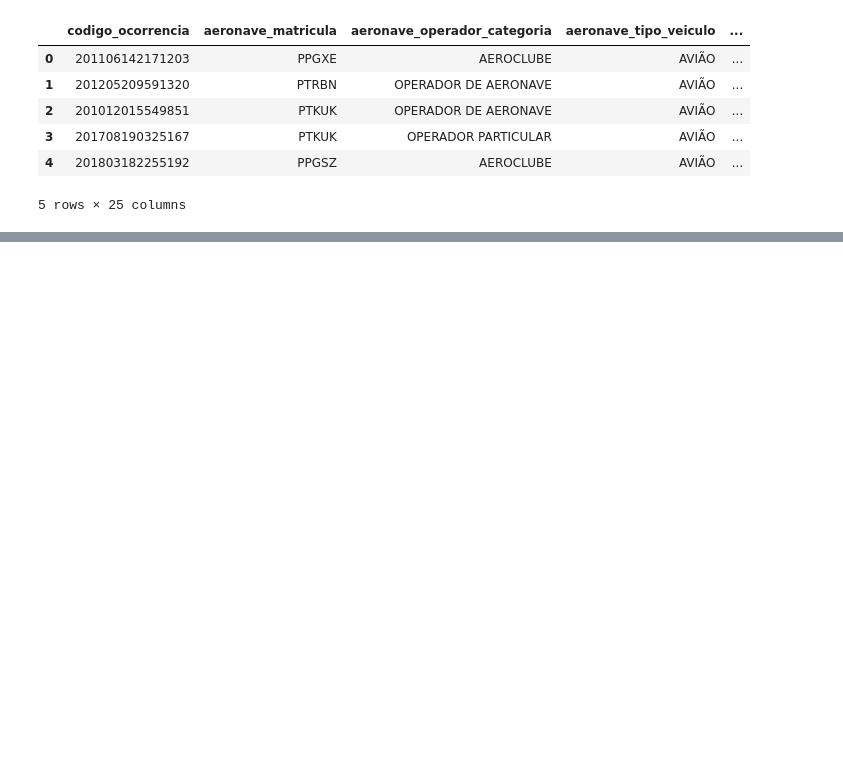
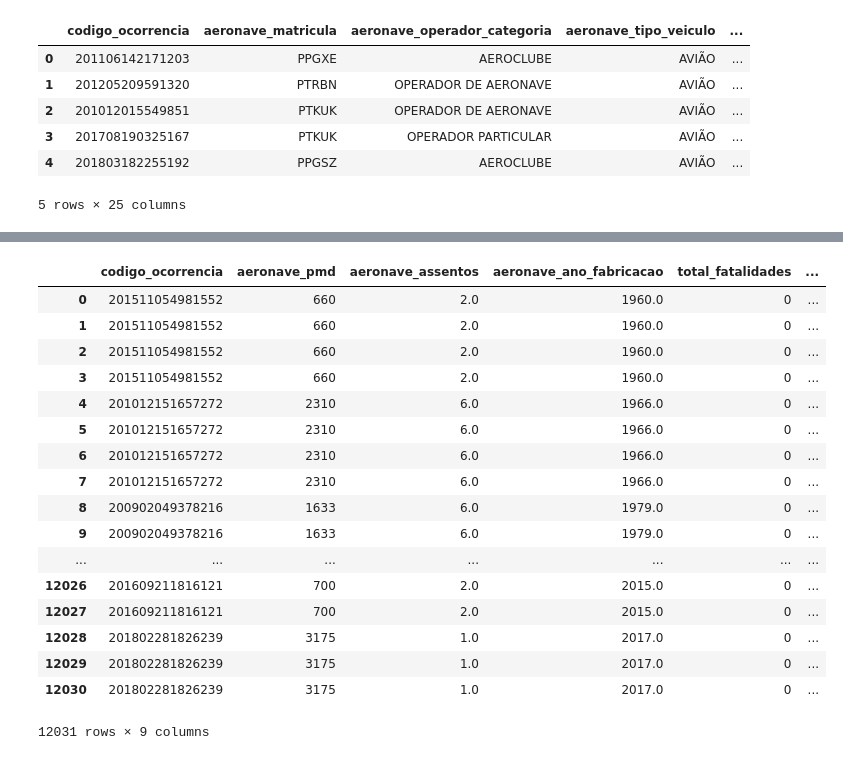
Before and after one commit to paulosjc/cap394, a Jupyter notebook: cap394.ipynb, the cells around one changed output, grey strips where cells are left out. Drawn from its saved outputs; the diff is of its cells as text; code cells hidden in the pictures; blank space fills up the shorter version.

```diff
--- a/cap394.ipynb
+++ b/cap394.ipynb
@@ -53,0 +161,2 @@ ftc.head()
+# %%
+df_num_tmp = ['int16', 'int32', 'int64', 'float16', 'float32', 'float64']
@@ -53,0 +167,23 @@ ftc.head()
+# %%
+df_num = df.select_dtypes(include = df_num_tmp)
+# %%
+df_num
+# %% [output]
+|  | codigo_ocorrencia | aeronave_pmd | aeronave_assentos | aeronave_ano_fabricacao | total_fatalidades | ... |
+| 0 | 201511054981552 | 660 | 2.0 | 1960.0 | 0 | ... |
+| 1 | 201511054981552 | 660 | 2.0 | 1960.0 | 0 | ... |
+| 2 | 201511054981552 | 660 | 2.0 | 1960.0 | 0 | ... |
+| 3 | 201511054981552 | 660 | 2.0 | 1960.0 | 0 | ... |
+| 4 | 201012151657272 | 2310 | 6.0 | 1966.0 | 0 | ... |
+| 5 | 201012151657272 | 2310 | 6.0 | 1966.0 | 0 | ... |
+| 6 | 201012151657272 | 2310 | 6.0 | 1966.0 | 0 | ... |
+| 7 | 201012151657272 | 2310 | 6.0 | 1966.0 | 0 | ... |
+| 8 | 200902049378216 | 1633 | 6.0 | 1979.0 | 0 | ... |
+| 9 | 200902049378216 | 1633 | 6.0 | 1979.0 | 0 | ... |
+| ... | ... | ... | ... | ... | ... | ... |
+| 12026 | 201609211816121 | 700 | 2.0 | 2015.0 | 0 | ... |
+| 12027 | 201609211816121 | 700 | 2.0 | 2015.0 | 0 | ... |
+| 12028 | 201802281826239 | 3175 | 1.0 | 2017.0 | 0 | ... |
+| 12029 | 201802281826239 | 3175 | 1.0 | 2017.0 | 0 | ... |
+| 12030 | 201802281826239 | 3175 | 1.0 | 2017.0 | 0 | ... |
+12031 rows × 9 columns
```
Also changed, not shown: parts of 17 cells of this notebook.
